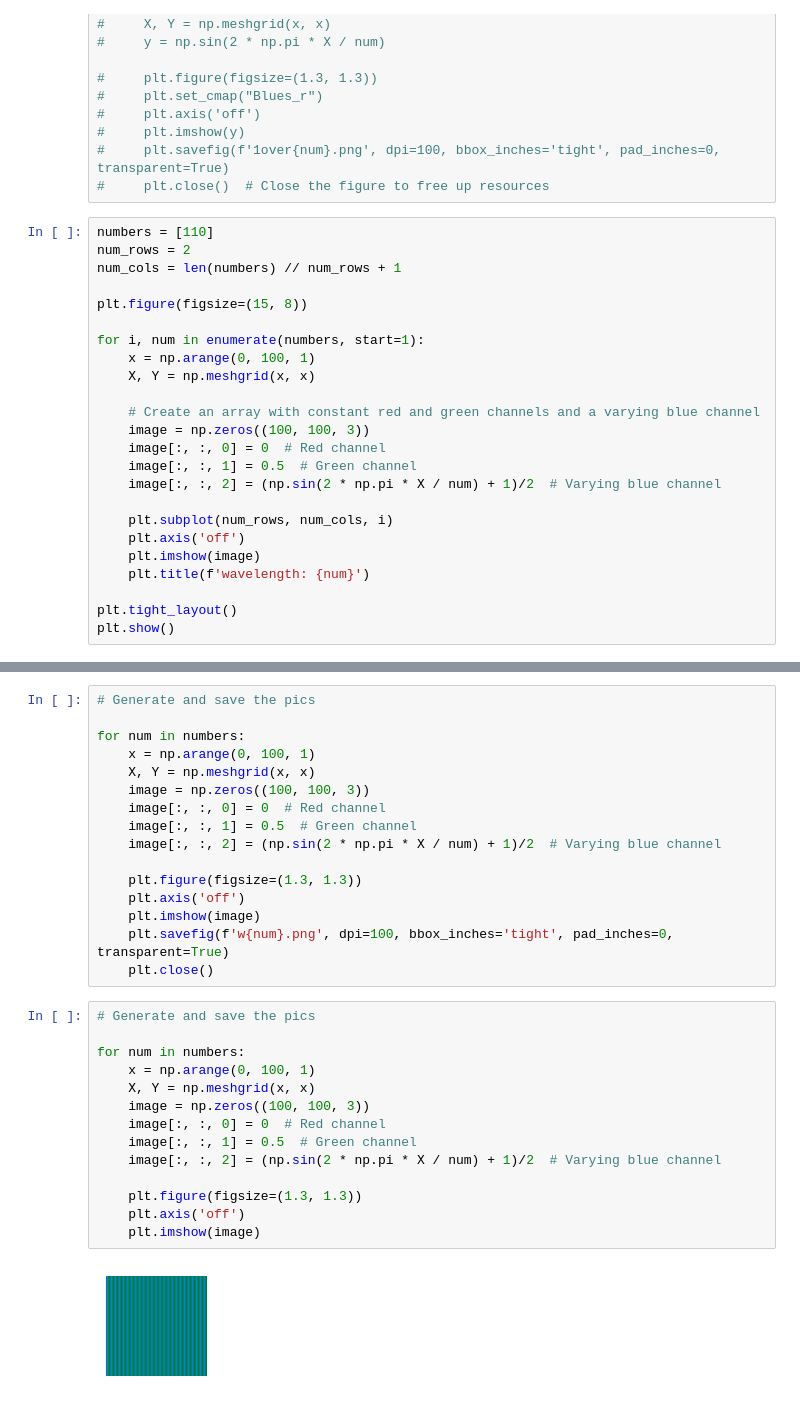
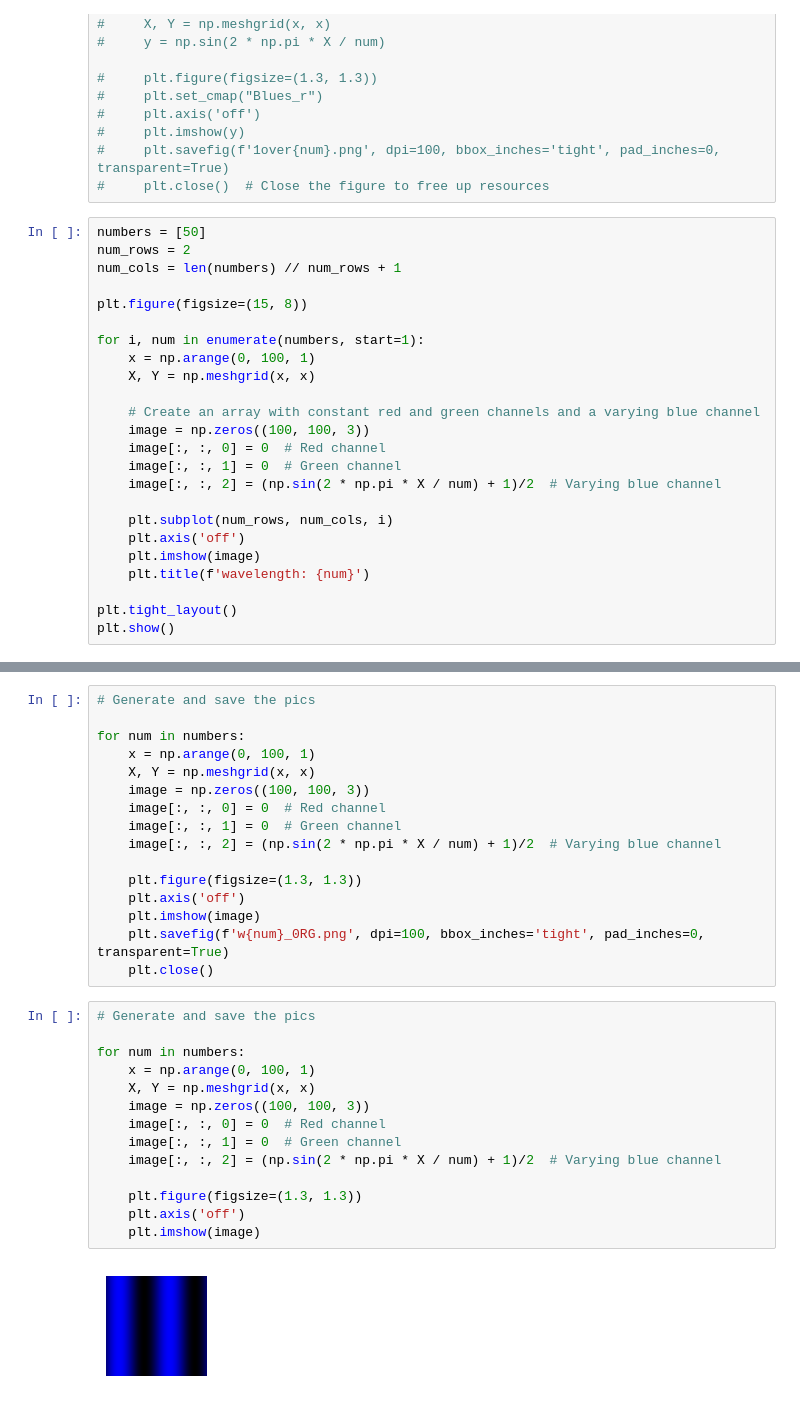
Before and after one commit to giuliabernardinieco/revosim-simulations, a Jupyter notebook: pic-generator.ipynb, the cells around one changed output, grey strips where cells are left out. Cells and saved outputs as stored; diff of their text form.

```diff
--- a/pic-generator.ipynb
+++ b/pic-generator.ipynb
@@ -40,7 +40,7 @@ plt.show()
 #     plt.savefig(f'1over{num}.png', dpi=100, bbox_inches='tight', pad_inches=0, transparent=True)
 #     plt.close()  # Close the figure to free up resources
 # %%
-numbers = [110]
+numbers = [50]
 num_rows = 2
 num_cols = len(numbers) // num_rows + 1
 
@@ -53,7 +53,7 @@ for i, num in enumerate(numbers, start=1):
     # Create an array with constant red and green channels and a varying blue channel
     image = np.zeros((100, 100, 3))
     image[:, :, 0] = 0  # Red channel
-    image[:, :, 1] = 0.5  # Green channel
+    image[:, :, 1] = 0  # Green channel
     image[:, :, 2] = (np.sin(2 * np.pi * X / num) + 1)/2  # Varying blue channel
 
     plt.subplot(num_rows, num_cols, i)
@@ -73,27 +73,27 @@ for num in numbers:
     X, Y = np.meshgrid(x, x)
     image = np.zeros((100, 100, 3))
     image[:, :, 0] = 0  # Red channel
-    image[:, :, 1] = 0.5  # Green channel
+    image[:, :, 1] = 0  # Green channel
     image[:, :, 2] = (np.sin(2 * np.pi * X / num) + 1)/2  # Varying blue channel
 
     plt.figure(figsize=(1.3, 1.3))
     plt.axis('off')
     plt.imshow(image)
-    plt.savefig(f'w{num}.png', dpi=100, bbox_inches='tight', pad_inches=0, transparent=True)
+    plt.savefig(f'w{num}_0RG.png', dpi=100, bbox_inches='tight', pad_inches=0, transparent=True)
     plt.close()
 # %%
 # Generate and save the pics
 
 for num in numbers:
     x = np.arange(0, 100, 1)
     X, Y = np.meshgrid(x, x)
     image = np.zeros((100, 100, 3))
     image[:, :, 0] = 0  # Red channel
-    image[:, :, 1] = 0.5  # Green channel
+    image[:, :, 1] = 0  # Green channel
     image[:, :, 2] = (np.sin(2 * np.pi * X / num) + 1)/2  # Varying blue channel
 
     plt.figure(figsize=(1.3, 1.3))
     plt.axis('off')
     plt.imshow(image)
 # %% [output]
-[figure, old version]
+[figure, new version]
```
Also changed, not shown: parts of 2 cells of this notebook.
